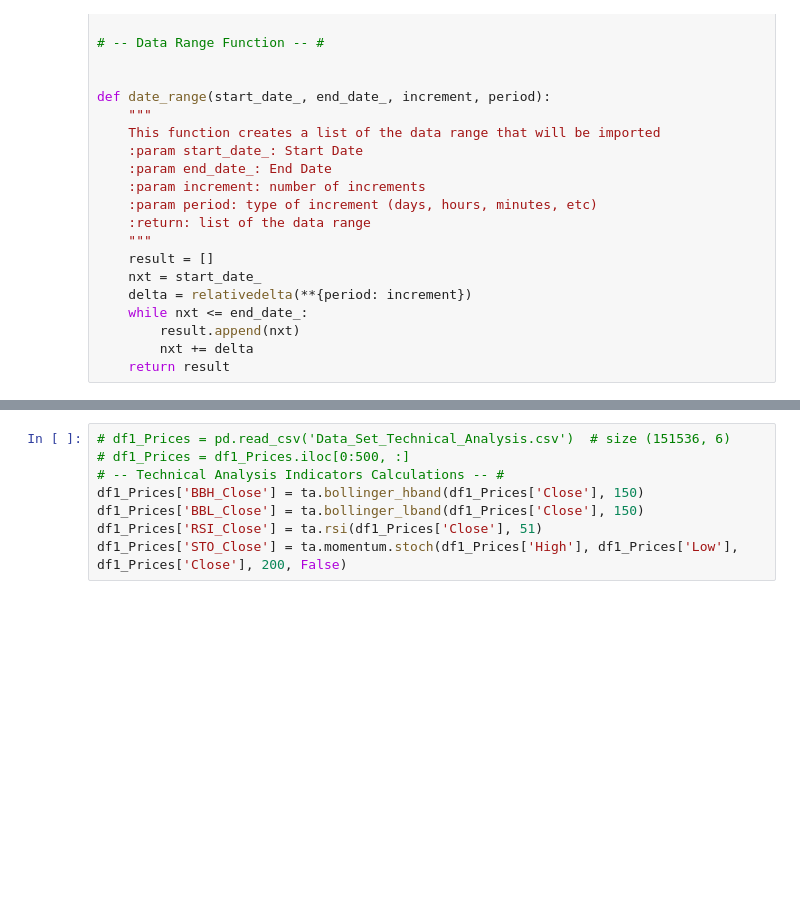
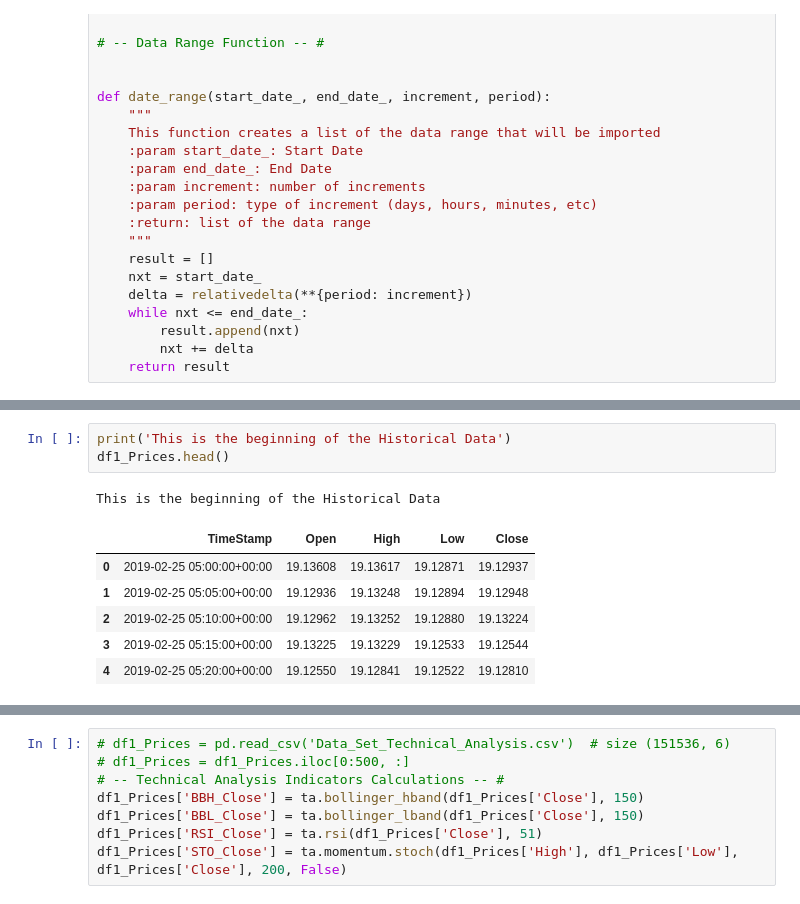
Before and after one commit to valenescobar/lab1_p1_eq4, a Jupyter notebook: lab2_pt1_eq3.ipynb, the cells around one changed output, grey strips where cells are left out. Drawn from its saved outputs; the diff is of its cells as text; blank space fills up the shorter version.

```diff
--- a/lab2_pt1_eq3.ipynb
+++ b/lab2_pt1_eq3.ipynb
@@ -150,0 +96,11 @@ df1_Prices = pd_hist
+# %%
+print('This is the beginning of the Historical Data')
+df1_Prices.head()
+# %% [output]
+This is the beginning of the Historical Data
+|  | TimeStamp | Open | High | Low | Close |
+| 0 | 2019-02-25 05:00:00+00:00 | 19.13608 | 19.13617 | 19.12871 | 19.12937 |
+| 1 | 2019-02-25 05:05:00+00:00 | 19.12936 | 19.13248 | 19.12894 | 19.12948 |
+| 2 | 2019-02-25 05:10:00+00:00 | 19.12962 | 19.13252 | 19.12880 | 19.13224 |
+| 3 | 2019-02-25 05:15:00+00:00 | 19.13225 | 19.13229 | 19.12533 | 19.12544 |
+| 4 | 2019-02-25 05:20:00+00:00 | 19.12550 | 19.12841 | 19.12522 | 19.12810 |
```
Also changed, not shown: parts of 5 cells of this notebook.
